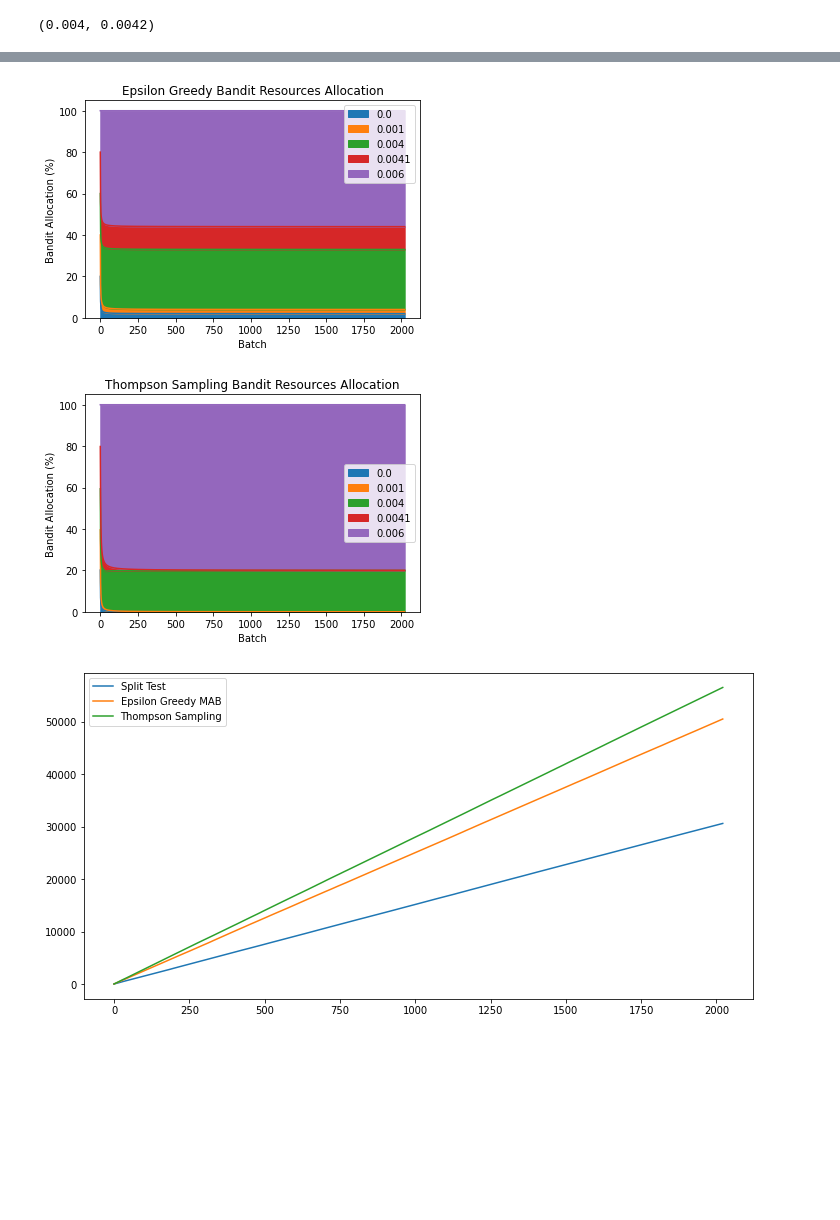
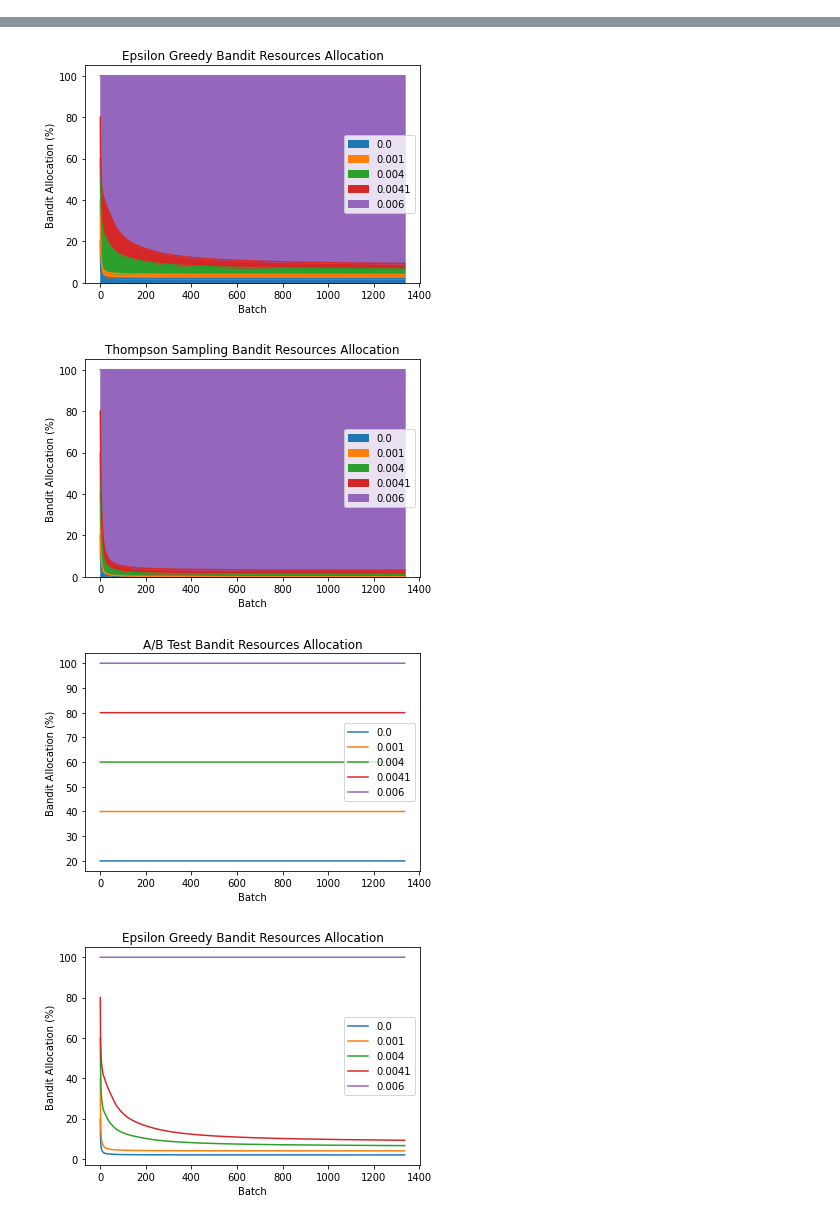
Before and after one commit to Zemanta/test-optimization-simulation, a Jupyter notebook: experiment.ipynb, the cells around one changed output, grey strips where cells are left out. Drawn from its saved outputs; the diff is of its cells as text; code cells hidden in the pictures; blank space fills up the shorter version.

```diff
--- a/experiment.ipynb
+++ b/experiment.ipynb
@@ -6,13 +6,8 @@ from helpers import run_simulations, closest_pair
-# %%
-bandit_returns = [.001, .004, .0042, 0, 0.006]
-closest_pair(bandit_returns)
-# %% [output]
-(0.004, 0.0042)
 # %%
 bandit_returns = [.001, .004, .0041, 0, 0.006]
-alpha = 0.001
+alpha = 0.01
 batch_size = 5000
-simulations = 10
+simulations = 100
 epsilon = 0.1
 sample_size = 1000
 
@@ -27,3 +22,4 @@ run_simulations(bandits=bandit_returns,
-[figure, old version]
+[figure, new version]
-[figure, old version]
+[figure, new version]
-[figure, old version]
+[figure, new version]
+[figure, added]
```
Also changed, not shown: parts of 2 cells of this notebook, 3 other files.
